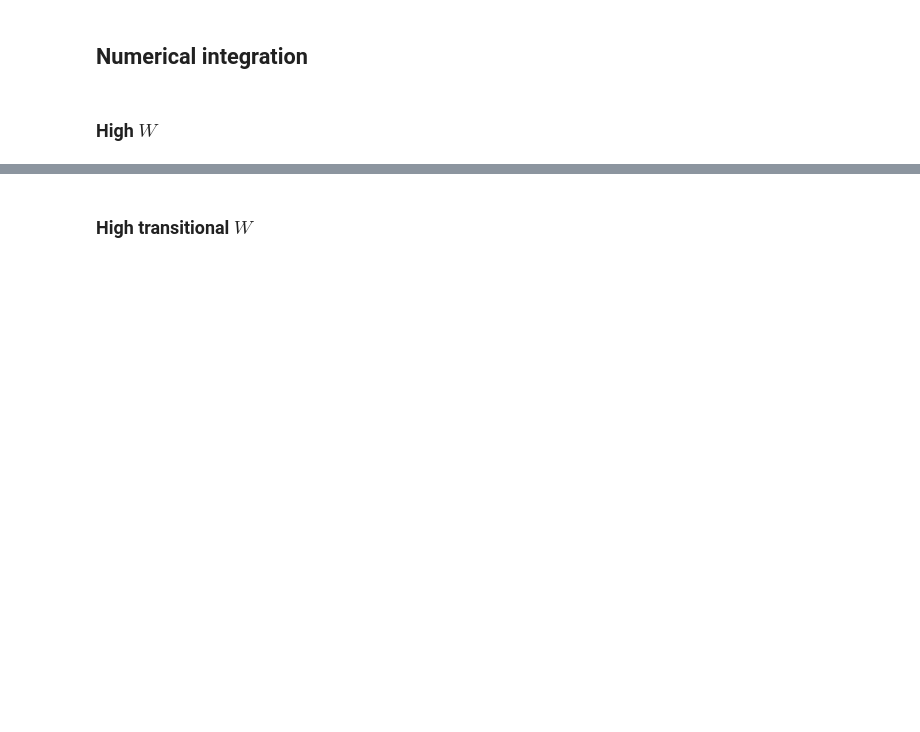
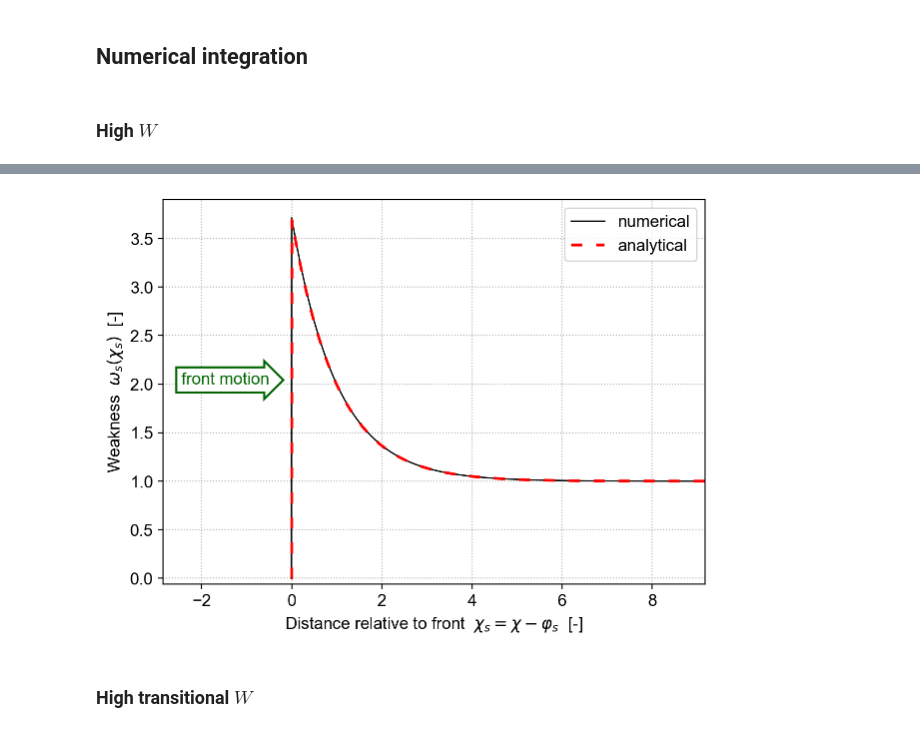
Before and after one commit to cstarkjp/WMBE, a Jupyter notebook: notebooks/Simulation.ipynb, the cells around one changed output, grey strips where cells are left out. Cells and saved outputs as stored; diff of their text form; code cells hidden in the pictures; blank space fills up the shorter version.

```diff
--- a/notebooks/Simulation.ipynb
+++ b/notebooks/Simulation.ipynb
@@ -61,6 +69,8 @@ wmbe.plot.plot_eta_evolution(fig_eta_evolution_highW,
 # %%
-fig_etas_ss_highW = wmbe.plot.create_figure("highW_etas_ss")
-wmbe.plot.plot_etas_steadystate(fig_etas_ss_highW,ew_highW)
+fig_weakness_ss_highW = wmbe.plot.create_figure("highW_weakness_ss")
+wmbe.plot.plot_weakness_steadystate(fig_weakness_ss_highW,ew_highW)
+# %% [output]
+[figure, added]
 # %% [markdown]
 ### High transitional $W$
 # %%
```
Also changed, not shown: parts of 22 cells of this notebook, 4 other files.
